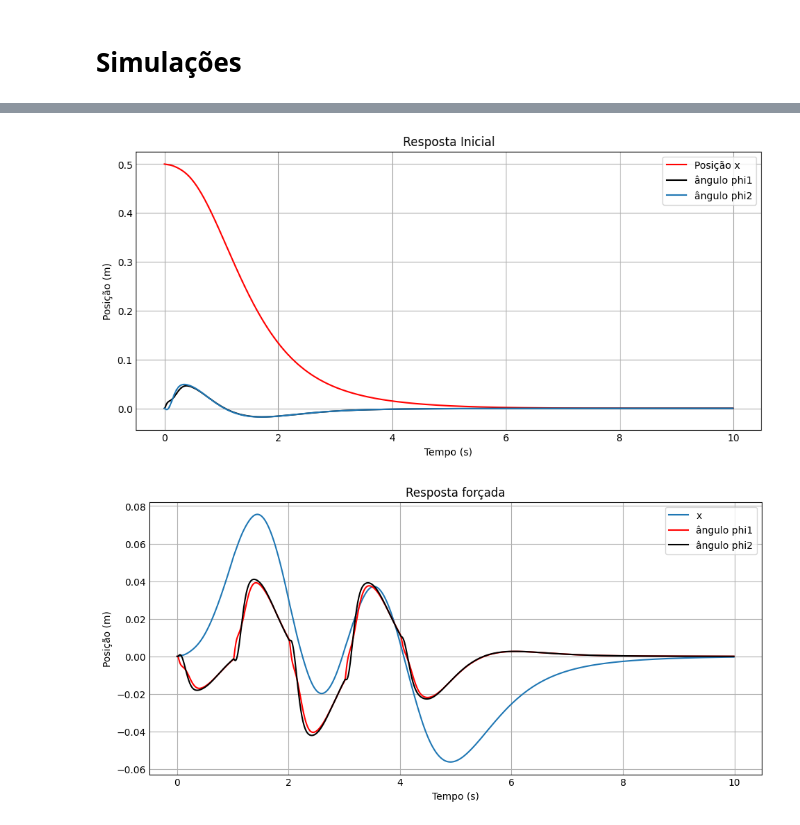
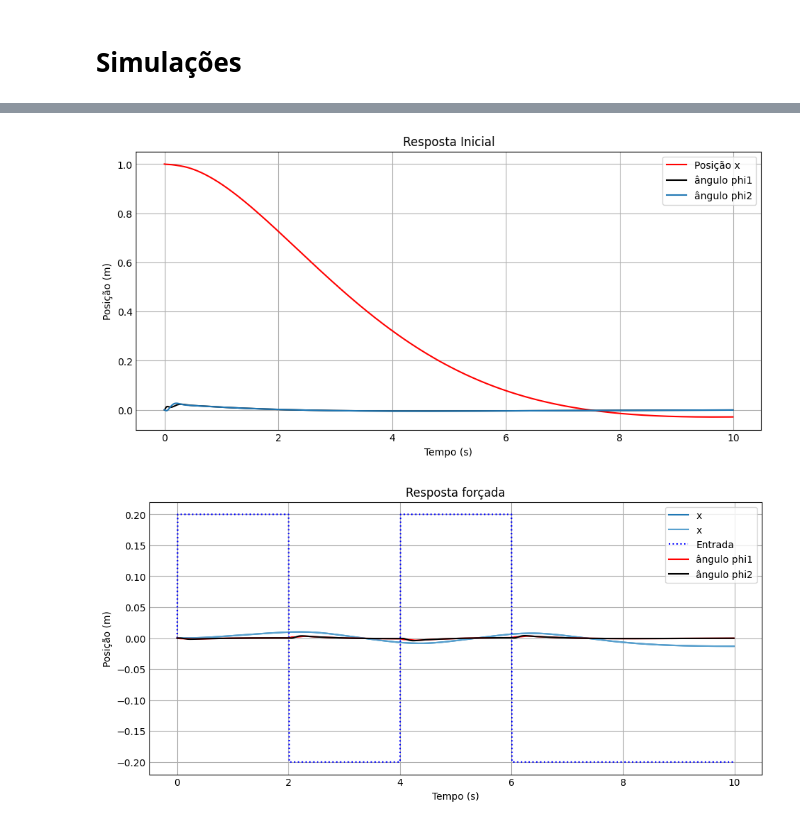
Before and after one commit to thebrendonbarbosa/Projeto_TCC_DPI_Thalyson, a Jupyter notebook: scripts/Controladores/LQR/LQR_duplo_pêndulo.ipynb, the cells around one changed output, grey strips where cells are left out. Drawn from its saved outputs; the diff is of its cells as text; code cells hidden in the pictures.

```diff
--- a/scripts/Controladores/LQR/LQR_duplo_pêndulo.ipynb
+++ b/scripts/Controladores/LQR/LQR_duplo_pêndulo.ipynb
@@ -314,7 +281,7 @@ Posição angular inicial nula para ambos os pêndulos e posicão inicial
 em x = 0.5 m para o carro
 """
 
-x0 = np.array([[0.5],[0.0],[0.0],[0],[0],[0]])
+x0 = np.array([[1.],[0.0],[0.0],[0],[0],[0]])
 #t = np.linspace(0, 25, 1000)
 t = np.arange(0, 10, Ts)
 t,y = ct.initial_response(Wip, T=t ,X0=x0)
@@ -335,7 +302,7 @@ subplots[1].grid(True)
 subplots[1].legend()
 plt.show()
 # %% [output]
-[figure, old version]
+[figure, new version]
 # %%
 # Simulação 3
 
@@ -343,44 +310,46 @@ plt.show()
 
 # Definindo a função de entrada personalizada
 def input_signal(t, t_entrada_apply, amplitude_pert):
-    if t> 0 and t<=1:
-        sinal_entrada = 1
-    elif t> 1 and t<=2:
-        sinal_entrada = -1
-    elif t> 2 and t<=3:
-        sinal_entrada =1
-    elif t>3 and t<=4:
-        sinal_entrada=-1
+    if t> 0 and t<=2:
+        sinal_entrada =amplitude_pert
+    elif t> 2 and t<=4:
+        sinal_entrada = -amplitude_pert
+    elif t> 4 and t<=6:
+        sinal_entrada =amplitude_pert
+    elif t>6 and t<=10:
+        sinal_entrada=-amplitude_pert
     else:
         sinal_entrada = 0
 
     return sinal_entrada
 
 # Instante de tempo em que a entrada será aplicada
 t_entrada_apply = 2
 
 # Amplitude da entrada
 amplitude_pert =0.2
 
 
 # Aplicando a entrada
 u = [input_signal(t_i, t_entrada_apply, amplitude_pert) for t_i in t]
 #u = np.square(np.sin(2*np.pi*t))
 #u = 8
 # Calculando a resposta do sistema com a entrada aplicada
 #t_out, y_out, w_out = ct.forced_response(Wip, T=t, U=u)
 #t_out, y_out= ct.forced_response(Wip, T=t, U=u)
 t_out, y_out= ct.input_output_response(Wip,t,U=u)
 # Plotando a saída
 subplots = plt.subplots(1, 1, figsize=(largura, altura))
 subplots[1].plot(t_out, y_out[0],label='x')
+subplots[1].plot(t_out, y_out[0],label='x')
+subplots[1].plot(t_out, u,':b',label='Entrada')
 subplots[1].plot(t_out, y_out[1],'-r', label='ângulo phi1')
 subplots[1].plot(t_out, y_out[2],'-k',label='ângulo phi2')
 subplots[1].set_title('Resposta forçada')
 subplots[1].set_xlabel('Tempo (s)')
 subplots[1].set_ylabel('Posição (m)')
 subplots[1].grid(True)
 subplots[1].legend()
 plt.show()
 # %% [output]
-[figure, old version]
+[figure, new version]
```
Also changed, not shown: parts of 20 cells of this notebook, 7 other files.
